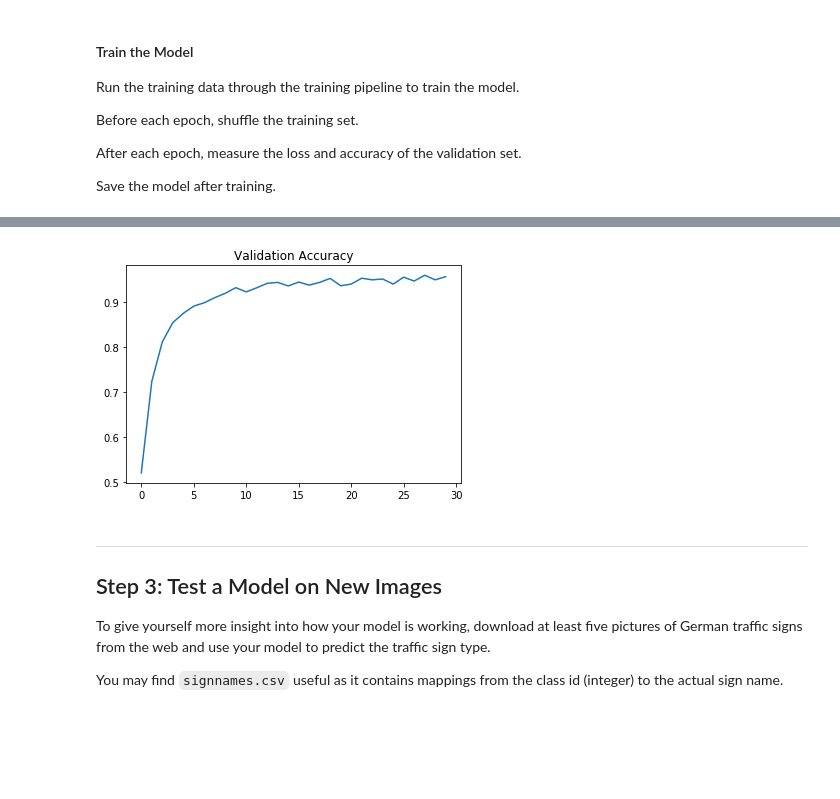
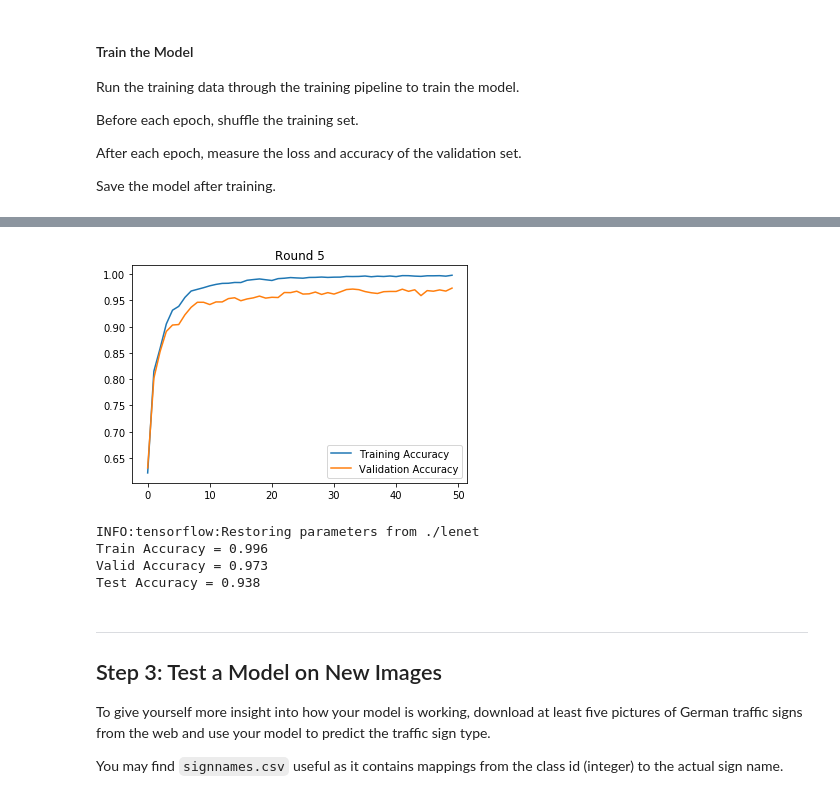
Before and after one commit to dragon7-fc/CarND-Traffic-Sign-Classifier-Project, a Jupyter notebook: Traffic_Sign_Classifier.ipynb, the cells around one changed output, grey strips where cells are left out. Cells and saved outputs as stored; diff of their text form; code cells hidden in the pictures; blank space fills up the shorter version.

Commit message:
feat: implement test accuracy

```diff
--- a/Traffic_Sign_Classifier.ipynb
+++ b/Traffic_Sign_Classifier.ipynb
@@ -330,7 +330,7 @@ X_test_normal = normalize(X_test_gray)
 #### Setup TensorFlow
 The `EPOCH` and `BATCH_SIZE` values affect the training speed and model accuracy.
 # %%
-EPOCHS = 30
+EPOCHS = 50
 BATCH_SIZE = 128
 # %% [markdown]
 ### Model Architecture
@@ -511,9 +520,28 @@ Model saved
-# %%
-plt.plot(validation_accuracy_result)
-plt.title("Validation Accuracy")
-plt.show()
-# %% [output]
-[figure, removed]
+# %%
+plt.plot(max_training_accuracy_result, label='Training Accuracy')
+plt.plot(max_validation_accuracy_result, label='Validation Accuracy')
+plt.legend(loc="lower right")
+plt.title('Round {}'.format(max_validation_accuracy_run))
+plt.show()
+# %% [output]
+[figure, added]
+# %%
+with tf.Session() as sess:
+    saver.restore(sess, tf.train.latest_checkpoint('.'))
+
+    train_accuracy = evaluate(X_train_normal, y_train_normal)
+    print("Train Accuracy = {:.3f}".format(train_accuracy))
+
+    valid_accuracy = evaluate(X_valid_normal, y_valid)
+    print("Valid Accuracy = {:.3f}".format(valid_accuracy))
+
+    test_accuracy = evaluate(X_test_normal, y_test)
+    print("Test Accuracy = {:.3f}".format(test_accuracy))
+# %% [output]
+INFO:tensorflow:Restoring parameters from ./lenet
+Train Accuracy = 0.996
+Valid Accuracy = 0.973
+Test Accuracy = 0.938
 # %% [markdown]
 ---
 
```
Also changed, not shown: parts of 5 cells of this notebook.
